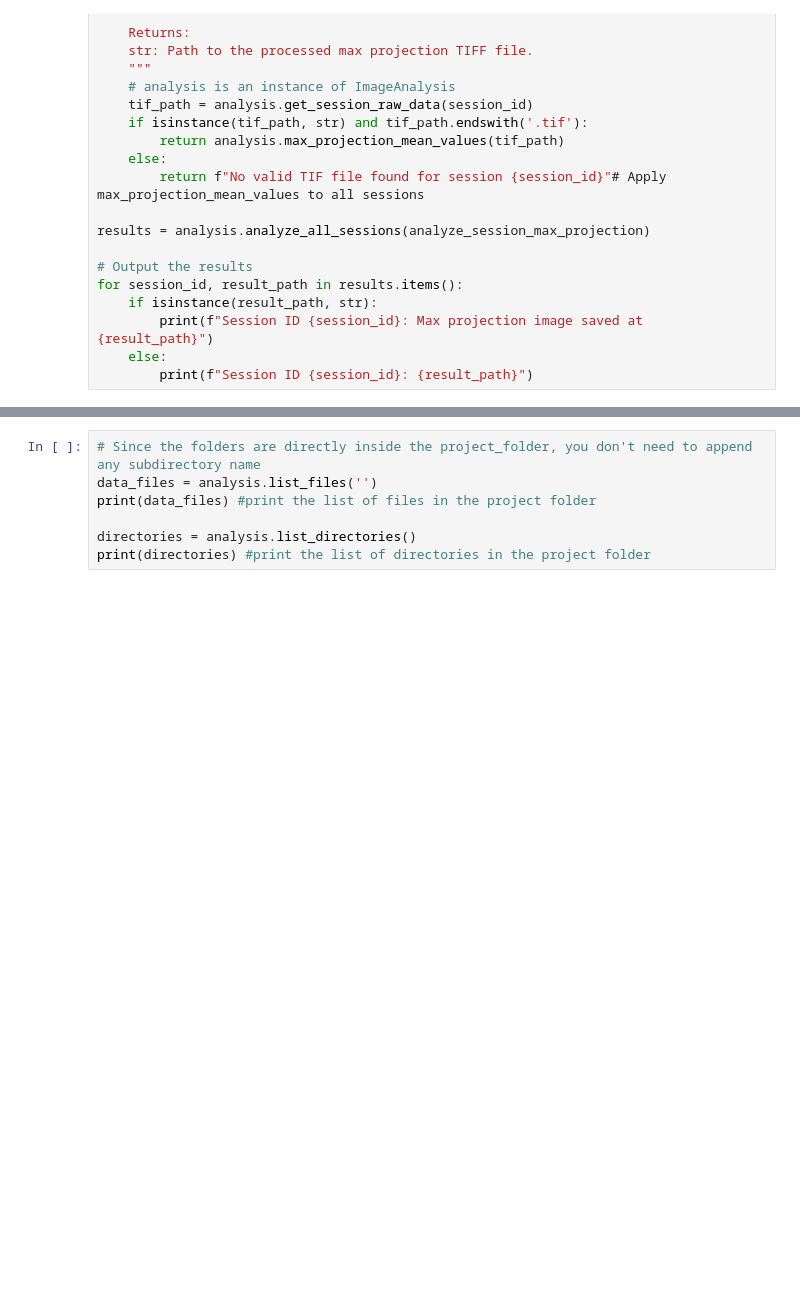
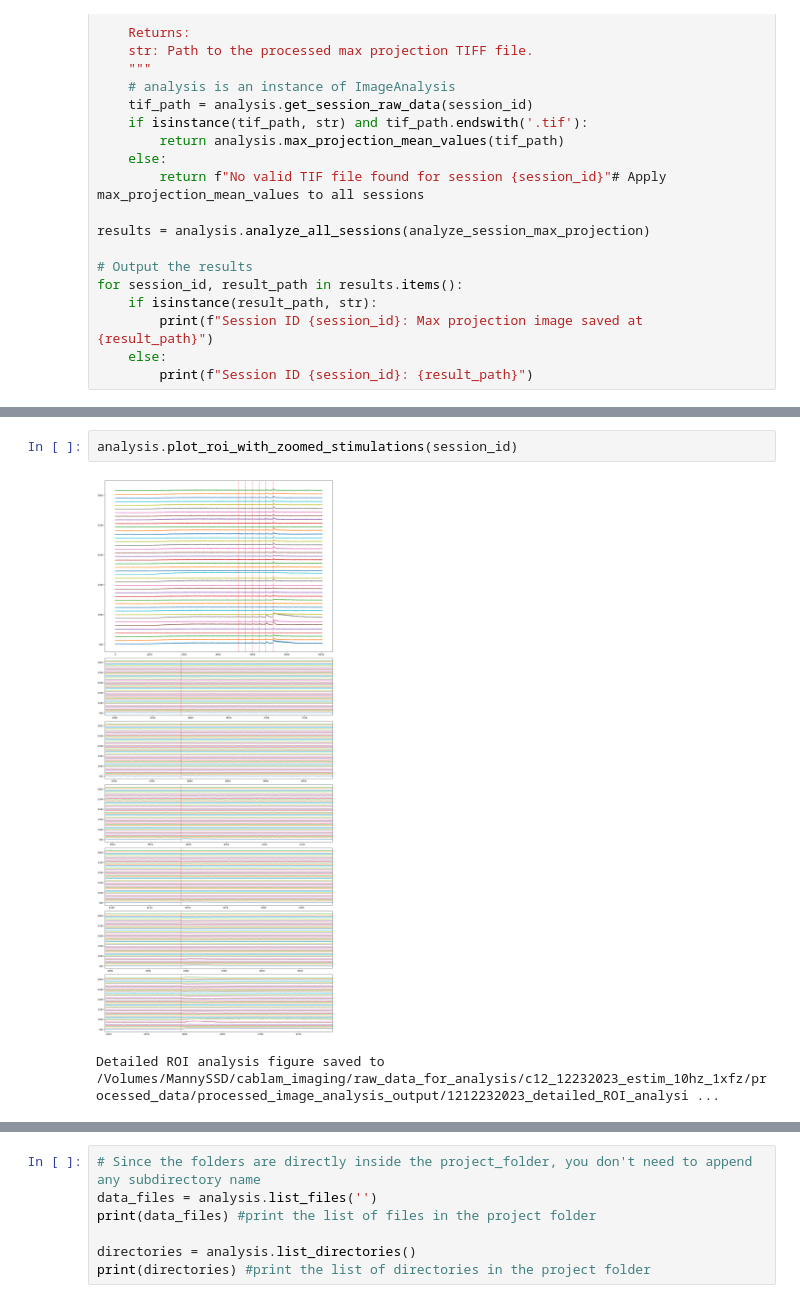
Before and after one commit to ecresp1el/biolumi_calcium_imaging, a Jupyter notebook: notebooks/calcium_imaging_analysis.ipynb, the cells around one changed output, grey strips where cells are left out. Cells and saved outputs as stored; diff of their text form; blank space fills up the shorter version.

```diff
--- a/notebooks/calcium_imaging_analysis.ipynb
+++ b/notebooks/calcium_imaging_analysis.ipynb
@@ -462,0 +785,5 @@ analysis.analyze_all_rois()
+# %%
+analysis.plot_roi_with_zoomed_stimulations(session_id)
+# %% [output]
+[figure, added]
+Detailed ROI analysis figure saved to /Volumes/MannySSD/cablam_imaging/raw_data_for_analysis/c12_12232023_estim_10hz_1xfz/processed_data/processed_image_analysis_output/1212232023_detailed_ROI_analysi ...
```
Also changed, not shown: parts of 27 cells of this notebook.
